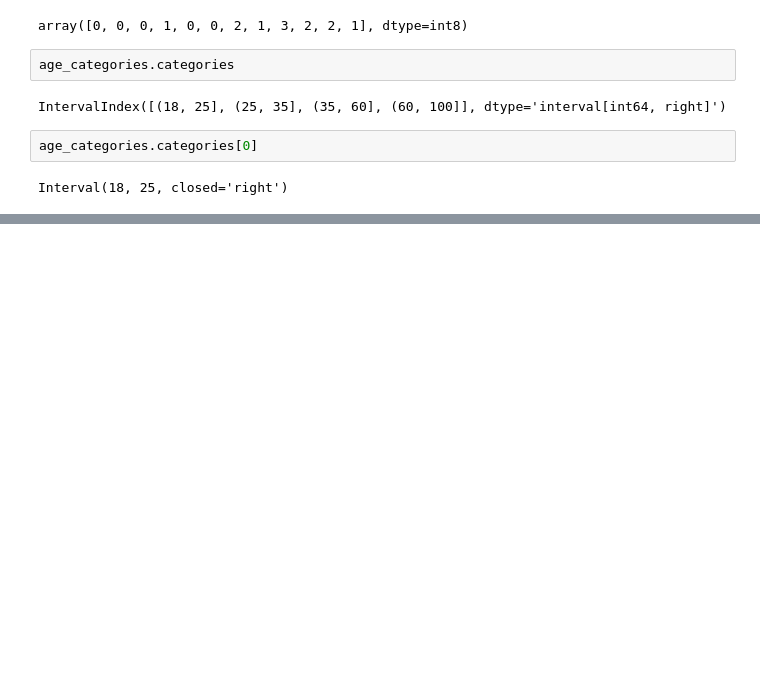
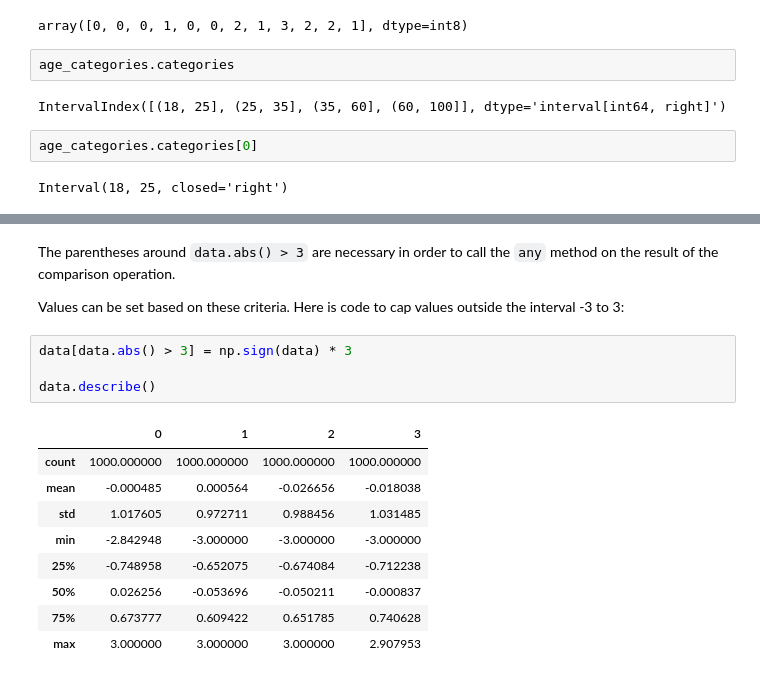
Before and after one commit to bmart231/DataScience, a Jupyter notebook: Pandas/DataCleaning_Prep/DataCleaning_and_Preparation.ipynb, the cells around one changed output, grey strips where cells are left out. Drawn from its saved outputs; the diff is of its cells as text; blank space fills up the shorter version.

```diff
--- a/Pandas/DataCleaning_Prep/DataCleaning_and_Preparation.ipynb
+++ b/Pandas/DataCleaning_Prep/DataCleaning_and_Preparation.ipynb
@@ -561,0 +661,18 @@ Interval(18, 25, closed='right')
+# %% [markdown]
+The parentheses around ``data.abs() > 3`` are necessary in order to call the ``any`` method on the result of the comparison operation.
+
+Values can be set based on these criteria. Here is code to cap values outside the interval -3 to 3:
+# %%
+data[data.abs() > 3] = np.sign(data) * 3
+
+data.describe()
+# %% [output]
+|  | 0 | 1 | 2 | 3 |
+| count | 1000.000000 | 1000.000000 | 1000.000000 | 1000.000000 |
+| mean | -0.000485 | 0.000564 | -0.026656 | -0.018038 |
+| std | 1.017605 | 0.972711 | 0.988456 | 1.031485 |
+| min | -2.842948 | -3.000000 | -3.000000 | -3.000000 |
+| 25% | -0.748958 | -0.652075 | -0.674084 | -0.712238 |
+| 50% | 0.026256 | -0.053696 | -0.050211 | -0.000837 |
+| 75% | 0.673777 | 0.609422 | 0.651785 | 0.740628 |
+| max | 3.000000 | 3.000000 | 3.000000 | 2.907953 |
```
Also changed, not shown: parts of 30 cells of this notebook.
